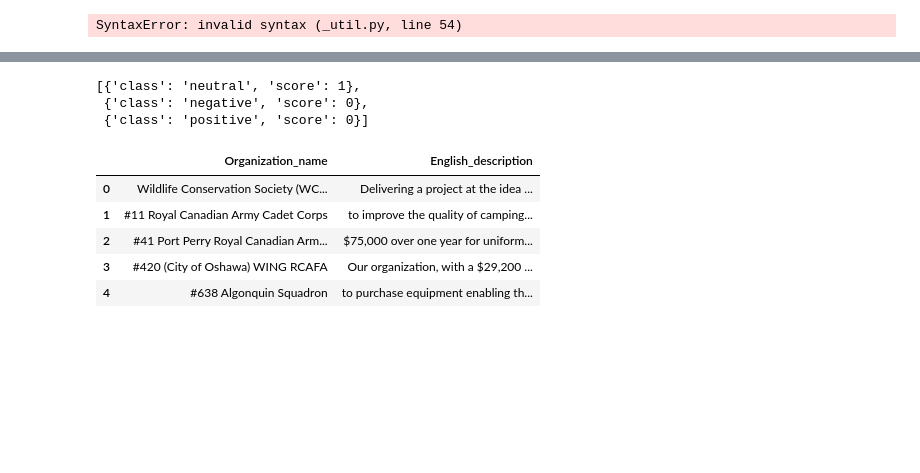
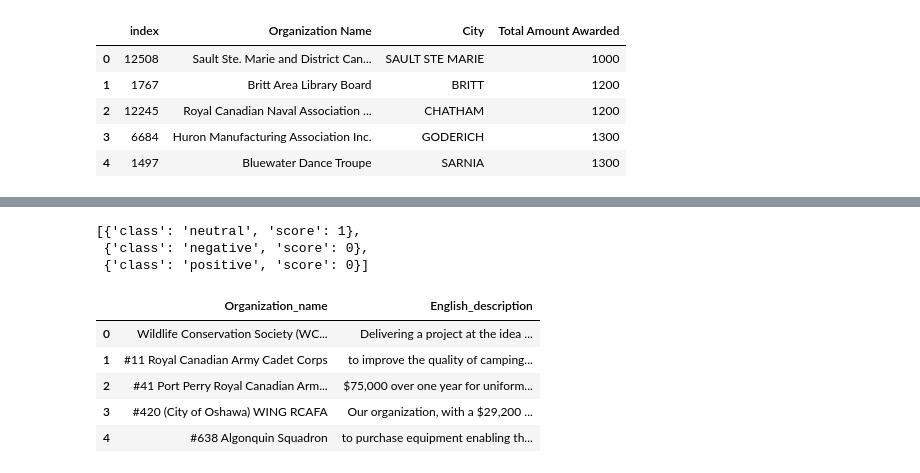
Before and after one commit to edimaudo/hackathon_coding_challenges, a Jupyter notebook: modzy_ai_hackathon/OTF.ipynb, the cells around one changed output, grey strips where cells are left out. Saved outputs shown, nothing was run; the diff lists cells and outputs as text; code cells hidden in the pictures; blank space fills up the shorter version.

```diff
--- a/modzy_ai_hackathon/OTF.ipynb
+++ b/modzy_ai_hackathon/OTF.ipynb
@@ -250,5 +162,0 @@ SyntaxError: invalid syntax (_util.py, line 54)
-# %%
-from modzy import ApiClient
-client = ApiClient(base_url=app.config['API_URL'], api_key=app.config['API_KEY'])
-# %% [output]
-SyntaxError: invalid syntax (_util.py, line 54)
@@ -282,0 +200,21 @@ def sentimentanalysis(input_text):
+# %%
+df_temp = df[['Organization_name','Recipient_org_city_update','Amount_awarded']]
+# %%
+df_temp_agg = df_temp.groupby(['Organization_name','Recipient_org_city_update']).agg(Total_Amount_Awarded =
+                                                                       ('Amount_awarded', 'sum')).reset_index()
+df_temp_agg.columns = ['Organization Name', 'City','Total Amount Awarded']
+df_temp_agg = df_temp_agg.sort_values("Total Amount Awarded", ascending=True).reset_index()
+
+
+# df_total_grants_agg = df_total_grants.groupby(['Budget_fund_update','Fiscal_year_update']).agg(Total_Amount_Awarded =
+#                                                                       ('Amount_awarded', 'sum')).reset_index()
+# df_total_grants_agg.columns = ['Budget Fund','Fiscal Year', 'Total Amount Awarded']
+# %%
+df_temp_agg.head()
+# %% [output]
+|  | index | Organization Name | City | Total Amount Awarded |
+| 0 | 12508 | Sault Ste. Marie and District Can... | SAULT STE MARIE | 1000 |
+| 1 | 1767 | Britt Area Library Board | BRITT | 1200 |
+| 2 | 12245 | Royal Canadian Naval Association ... | CHATHAM | 1200 |
+| 3 | 6684 | Huron Manufacturing Association Inc. | GODERICH | 1300 |
+| 4 | 1497 | Bluewater Dance Troupe | SARNIA | 1300 |
```
Also changed, not shown: parts of 16 cells of this notebook.
